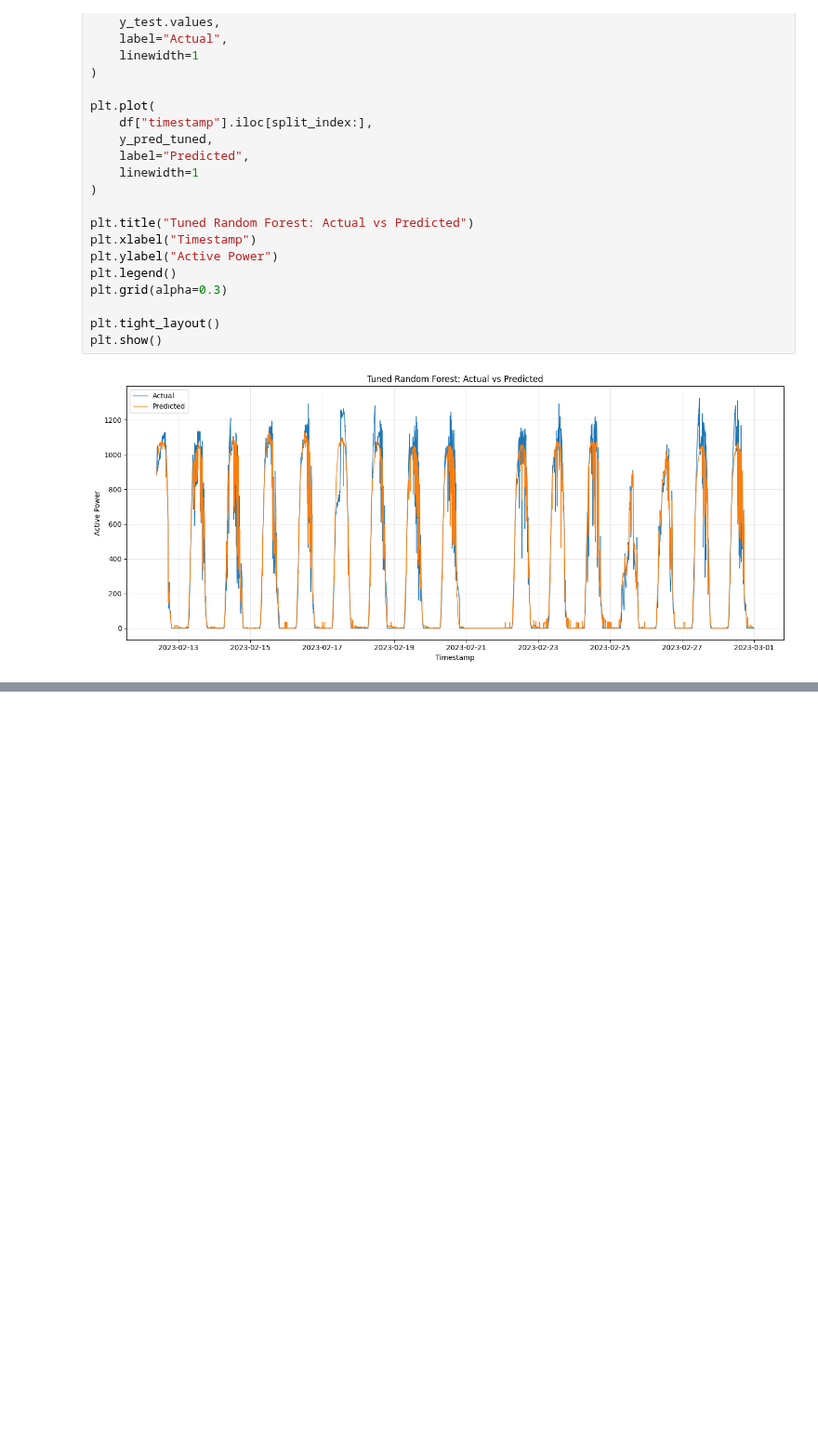
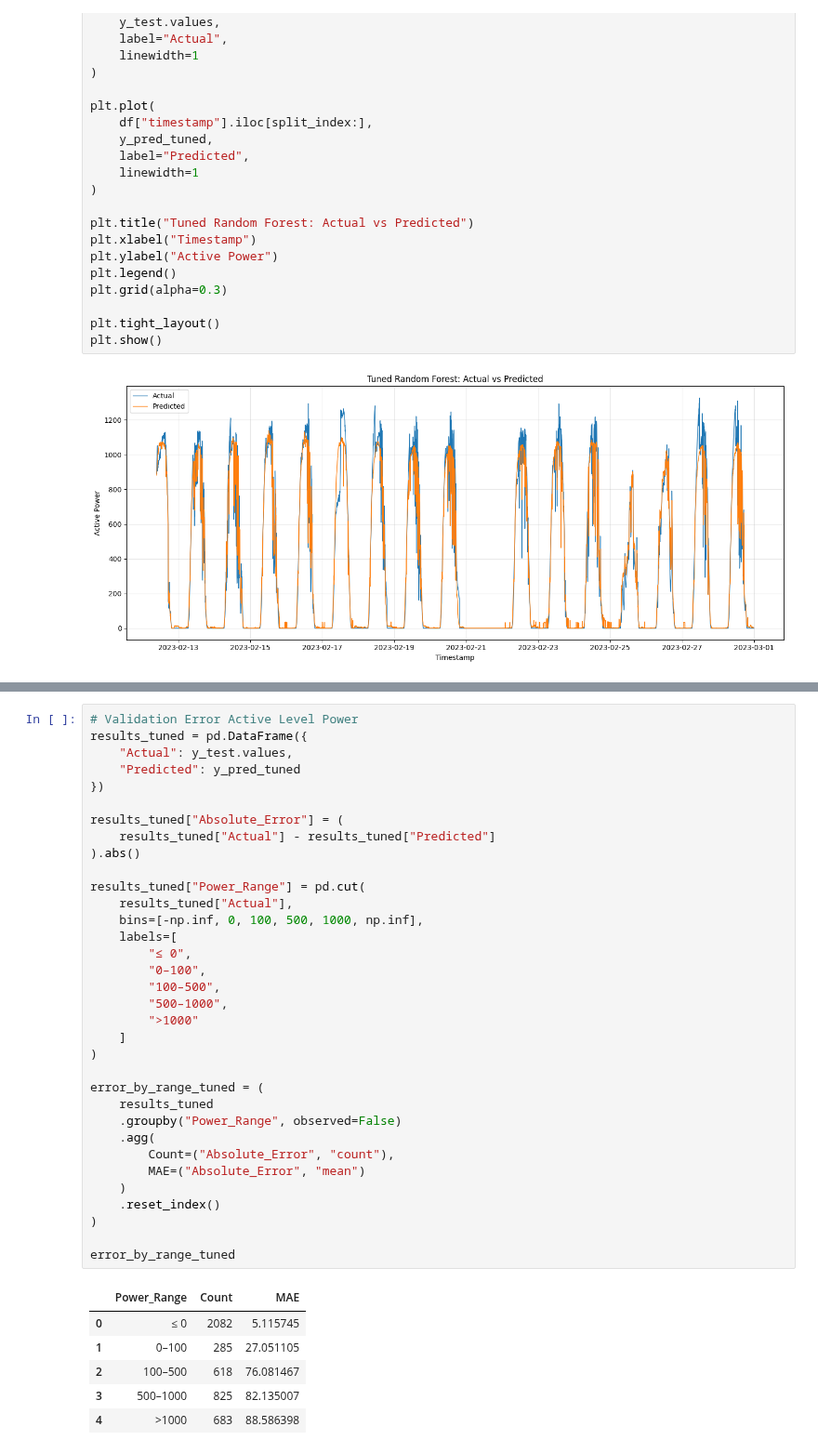
Before and after one commit to galhkoernia/09ProjectData, a Jupyter notebook: notebooks/04_random_forest.ipynb, the cells around one changed output, grey strips where cells are left out. Shown at 93% size. Drawn from its saved outputs; the diff is of its cells as text; blank space fills up the shorter version.

```diff
--- a/notebooks/04_random_forest.ipynb
+++ b/notebooks/04_random_forest.ipynb
@@ -658,0 +730,41 @@ plt.show()
+# %%
+# Validation Error Active Level Power
+results_tuned = pd.DataFrame({
+    "Actual": y_test.values,
+    "Predicted": y_pred_tuned
+})
+
+results_tuned["Absolute_Error"] = (
+    results_tuned["Actual"] - results_tuned["Predicted"]
+).abs()
+
+results_tuned["Power_Range"] = pd.cut(
+    results_tuned["Actual"],
+    bins=[-np.inf, 0, 100, 500, 1000, np.inf],
+    labels=[
+        "≤ 0",
+        "0–100",
+        "100–500",
+        "500–1000",
+        ">1000"
+    ]
+)
+
+error_by_range_tuned = (
+    results_tuned
+    .groupby("Power_Range", observed=False)
+    .agg(
+        Count=("Absolute_Error", "count"),
+        MAE=("Absolute_Error", "mean")
+    )
+    .reset_index()
+)
+
+error_by_range_tuned
+# %% [output]
+|  | Power_Range | Count | MAE |
+| 0 | ≤ 0 | 2082 | 5.115745 |
+| 1 | 0–100 | 285 | 27.051105 |
+| 2 | 100–500 | 618 | 76.081467 |
+| 3 | 500–1000 | 825 | 82.135007 |
+| 4 | >1000 | 683 | 88.586398 |
```
Also changed, not shown: parts of 6 cells of this notebook, 3 other files.
